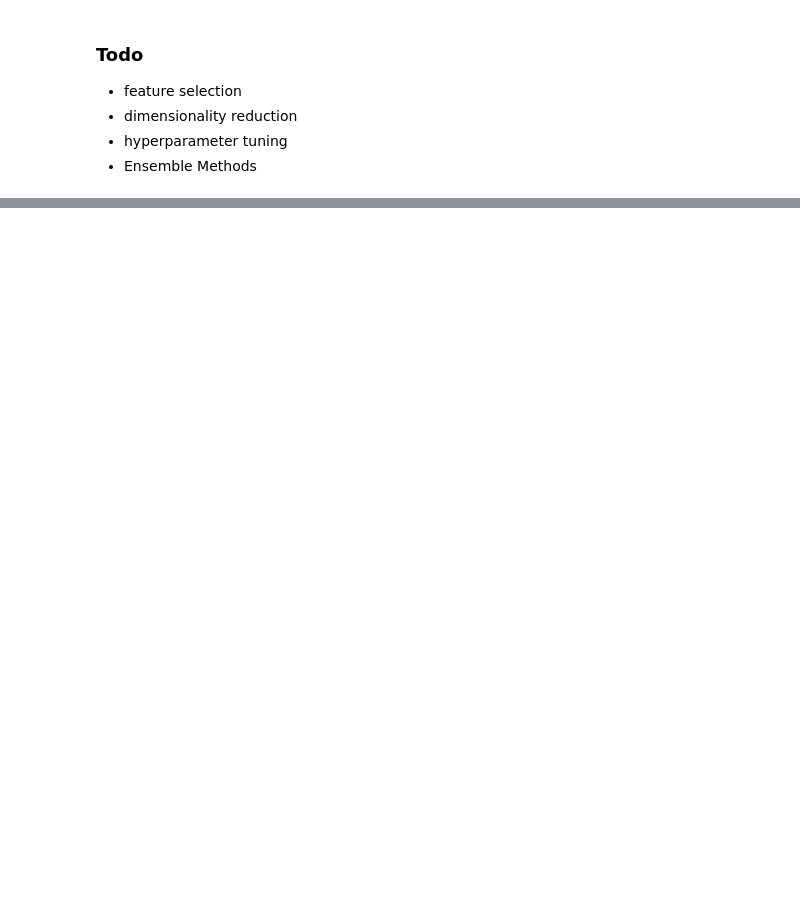
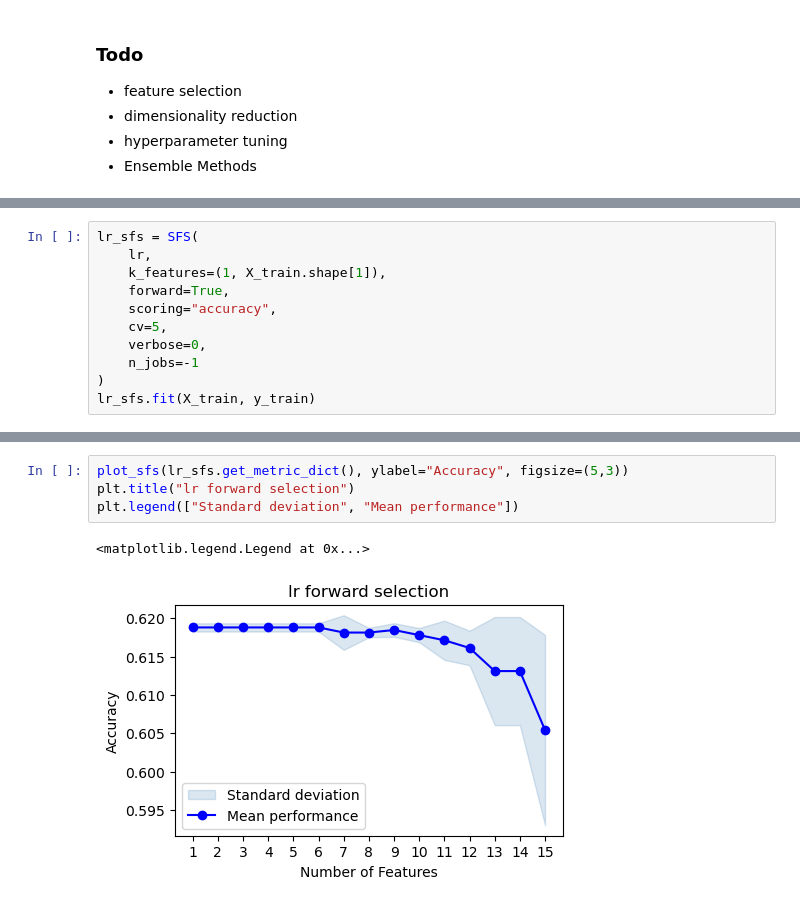
Before and after one commit to Rampenator/dsb, a Jupyter notebook: Rasmus.ipynb, the cells around one changed output, grey strips where cells are left out. Cells and saved outputs as stored; diff of their text form; blank space fills up the shorter version.

```diff
--- a/Rasmus.ipynb
+++ b/Rasmus.ipynb
@@ -200,0 +219,11 @@ rp.plot_multi_bar_graph([accs, accs_smote, accs_drop], ["Original", "SMOTE", "Dr
+# %%
+lr_sfs = SFS(
+    lr,
+    k_features=(1, X_train.shape[1]),
+    forward=True,
+    scoring="accuracy",
+    cv=5,
+    verbose=0,
+    n_jobs=-1
+)
+lr_sfs.fit(X_train, y_train)
@@ -200,0 +321,7 @@ rp.plot_multi_bar_graph([accs, accs_smote, accs_drop], ["Original", "SMOTE", "Dr
+# %%
+plot_sfs(lr_sfs.get_metric_dict(), ylabel="Accuracy", figsize=(5,3))
+plt.title("lr forward selection")
+plt.legend(["Standard deviation", "Mean performance"])
+# %% [output]
+<matplotlib.legend.Legend at 0x...>
+[figure, added]
```
Also changed, not shown: parts of 18 cells of this notebook.
